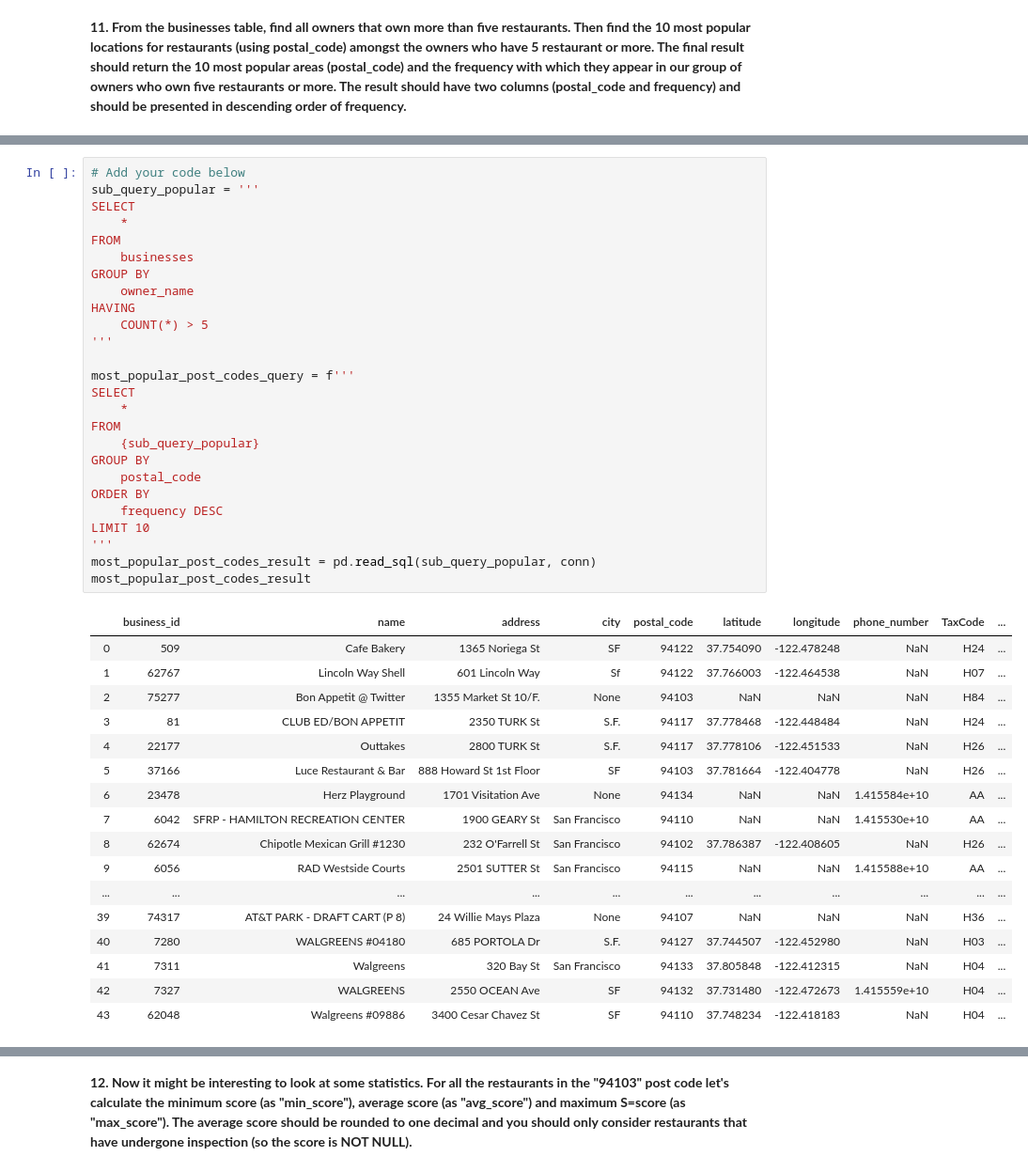
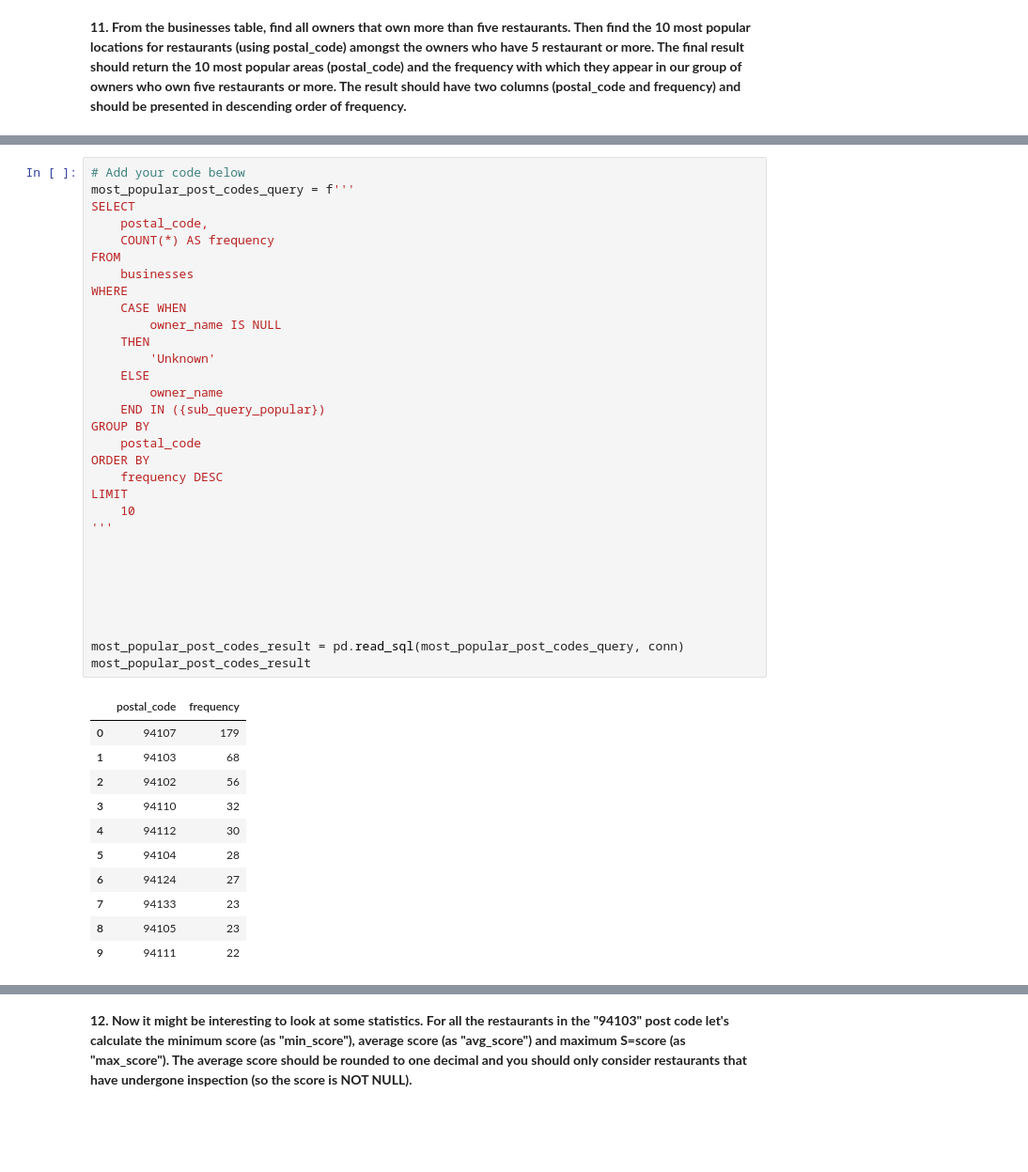
Before and after one commit to Louis-Bad/KATE_module-6, a Jupyter notebook: food_health_analysis/food_health.ipynb, the cells around one changed output, grey strips where cells are left out. Shown at 94% size. Cells and saved outputs as stored; diff of their text form; blank space fills up the shorter version.

Commit message:
most recent attempt at answering Q11

```diff
--- a/food_health_analysis/food_health.ipynb
+++ b/food_health_analysis/food_health.ipynb
@@ -316,44 +395,43 @@ owners_with_restaurant_numbers_result
 # %%
 # Add your code below
-sub_query_popular = '''
+most_popular_post_codes_query = f'''
 SELECT
-    *
+    postal_code,
+    COUNT(*) AS frequency
 FROM
     businesses
-GROUP BY
-    owner_name
-HAVING
-    COUNT(*) > 5
-'''
-
-most_popular_post_codes_query = f'''
-SELECT
-    *
-FROM
-    {sub_query_popular}
+WHERE
+    CASE WHEN
+        owner_name IS NULL
+    THEN
+        'Unknown'
+    ELSE
+        owner_name
+    END IN ({sub_query_popular})
 GROUP BY
     postal_code
 ORDER BY
     frequency DESC
-LIMIT 10
+LIMIT
+    10
 '''
-most_popular_post_codes_result = pd.read_sql(sub_query_popular, conn)
+
+
+
+
+
+
+most_popular_post_codes_result = pd.read_sql(most_popular_post_codes_query, conn)
 most_popular_post_codes_result
 # %% [output]
-|  | business_id | name | address | city | postal_code | latitude | longitude | phone_number | TaxCode | ... |
-| 0 | 509 | Cafe Bakery | 1365 Noriega St | SF | 94122 | 37.754090 | -122.478248 | NaN | H24 | ... |
-| 1 | 62767 | Lincoln Way Shell | 601 Lincoln Way | Sf | 94122 | 37.766003 | -122.464538 | NaN | H07 | ... |
-| 2 | 75277 | Bon Appetit @ Twitter | 1355 Market St 10/F. | None | 94103 | NaN | NaN | NaN | H84 | ... |
-| 3 | 81 | CLUB ED/BON APPETIT | 2350 TURK St | S.F. | 94117 | 37.778468 | -122.448484 | NaN | H24 | ... |
-| 4 | 22177 | Outtakes | 2800 TURK St | S.F. | 94117 | 37.778106 | -122.451533 | NaN | H26 | ... |
-| 5 | 37166 | Luce Restaurant & Bar | 888 Howard St 1st Floor | SF | 94103 | 37.781664 | -122.404778 | NaN | H26 | ... |
-| 6 | 23478 | Herz Playground | 1701 Visitation Ave | None | 94134 | NaN | NaN | 1.415584e+10 | AA | ... |
-| 7 | 6042 | SFRP - HAMILTON RECREATION CENTER | 1900 GEARY St | San Francisco | 94110 | NaN | NaN | 1.415530e+10 | AA | ... |
-| 8 | 62674 | Chipotle Mexican Grill #1230 | 232 O'Farrell St | San Francisco | 94102 | 37.786387 | -122.408605 | NaN | H26 | ... |
-| 9 | 6056 | RAD Westside Courts | 2501 SUTTER St | San Francisco | 94115 | NaN | NaN | 1.415588e+10 | AA | ... |
-| ... | ... | ... | ... | ... | ... | ... | ... | ... | ... | ... |
-| 39 | 74317 | AT&T PARK - DRAFT CART (P 8) | 24 Willie Mays Plaza | None | 94107 | NaN | NaN | NaN | H36 | ... |
-| 40 | 7280 | WALGREENS #04180 | 685 PORTOLA Dr | S.F. | 94127 | 37.744507 | -122.452980 | NaN | H03 | ... |
-| 41 | 7311 | Walgreens | 320 Bay St | San Francisco | 94133 | 37.805848 | -122.412315 | NaN | H04 | ... |
-| 42 | 7327 | WALGREENS | 2550 OCEAN Ave | SF | 94132 | 37.731480 | -122.472673 | 1.415559e+10 | H04 | ... |
-| 43 | 62048 | Walgreens #09886 | 3400 Cesar Chavez St | SF | 94110 | 37.748234 | -122.418183 | NaN | H04 | ... |
+|  | postal_code | frequency |
+| 0 | 94107 | 179 |
+| 1 | 94103 | 68 |
+| 2 | 94102 | 56 |
+| 3 | 94110 | 32 |
+| 4 | 94112 | 30 |
+| 5 | 94104 | 28 |
+| 6 | 94124 | 27 |
+| 7 | 94133 | 23 |
+| 8 | 94105 | 23 |
+| 9 | 94111 | 22 |
```
Also changed, not shown: parts of 3 cells of this notebook.
